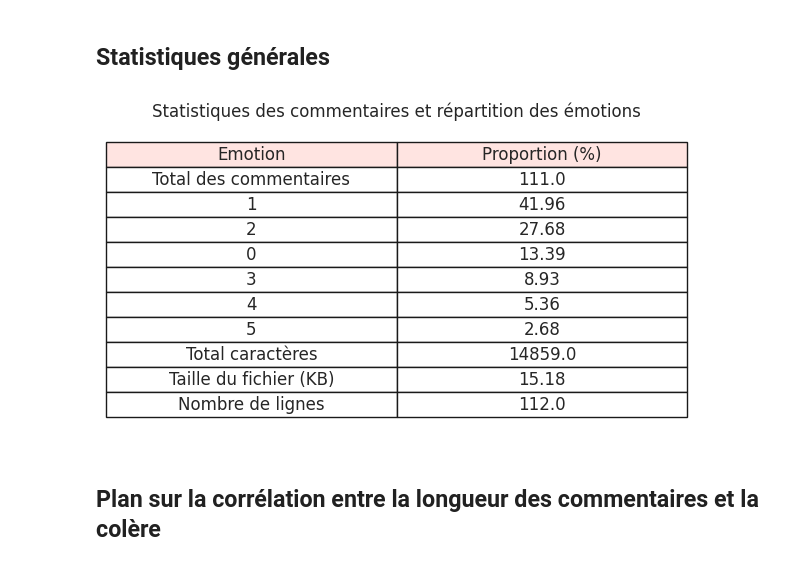
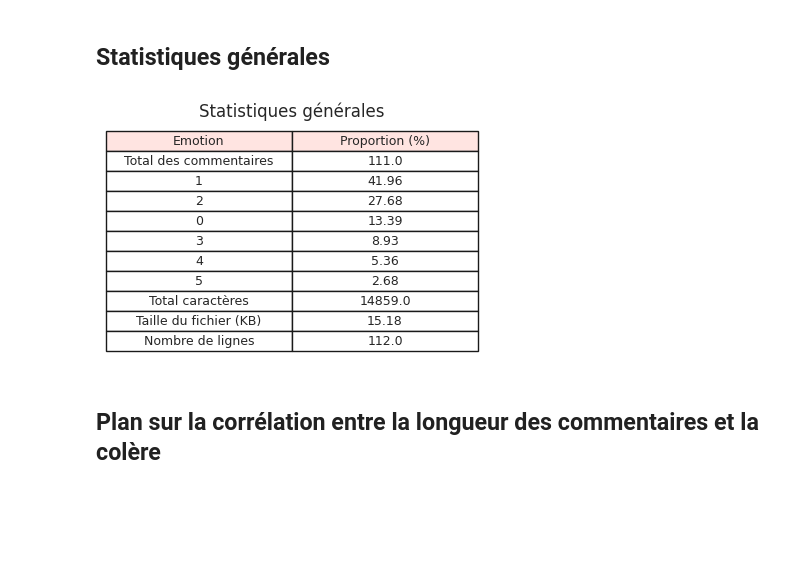
Before and after one commit to deboraptor/outils_traitement_corpus, a Jupyter notebook: scripts/graphiques.ipynb, the cells around one changed output. Saved outputs shown, nothing was run; the diff lists cells and outputs as text; code cells hidden in the pictures; blank space fills up the shorter version.

Commit message:
:art: réajustement des graphiques

```diff
--- a/scripts/graphiques.ipynb
+++ b/scripts/graphiques.ipynb
@@ -70,37 +70,37 @@ emotion_distribution = df["label"].value_counts(normalize=True) * 100
 emotion_distribution = emotion_distribution.round(2)
 
 df['text_length'] = df['text'].str.len()
 total_caracteres = int(df['text_length'].sum())
 
 taille_fichier = os.path.getsize(fichier_csv)
 taille_fichier_kb = round(taille_fichier / 1024, 2)
 
 nombre_lignes = len(df)
 
 stats_df = pd.DataFrame({
     "Emotion": emotion_distribution.index,
     "Proportion (%)": emotion_distribution.values
 })
 
 stats_df = pd.concat([
     pd.DataFrame({"Emotion": ["Total des commentaires"], "Proportion (%)": [total_comments]}),
     stats_df,
     pd.DataFrame({"Emotion": ["Total caractères"], "Proportion (%)": [total_caracteres]}),
     pd.DataFrame({"Emotion": ["Taille du fichier (KB)"], "Proportion (%)": [taille_fichier_kb]}),
     pd.DataFrame({"Emotion": ["Nombre de lignes"], "Proportion (%)": [nombre_lignes]})
 ], ignore_index=True)
 
 sns.set(style="whitegrid")
-plt.figure(figsize=(5, 4))
+plt.figure(figsize=(4, 3))
 table = plt.table(cellText=stats_df.values, colLabels=stats_df.columns, cellLoc="center", loc="center", colColours=["#FFE4E1", "#FFE4E1"])
 table.auto_set_font_size(True)
-table.scale(1.5, 1.5)
+table.scale(1.2, 1.2)
 plt.axis("off")
-plt.title("Statistiques des commentaires et répartition des émotions")
+plt.title("Statistiques générales")
 plt.savefig(os.path.join(dossier, "statistiques_generales.png"))
 plt.show()
 # %% [output]
-[figure, old version]
+[figure, new version]
 # %% [markdown]
 ## Plan sur la corrélation entre la longueur des commentaires et la colère
 # %%
```
Also changed, not shown: parts of 1 cell of this notebook.
